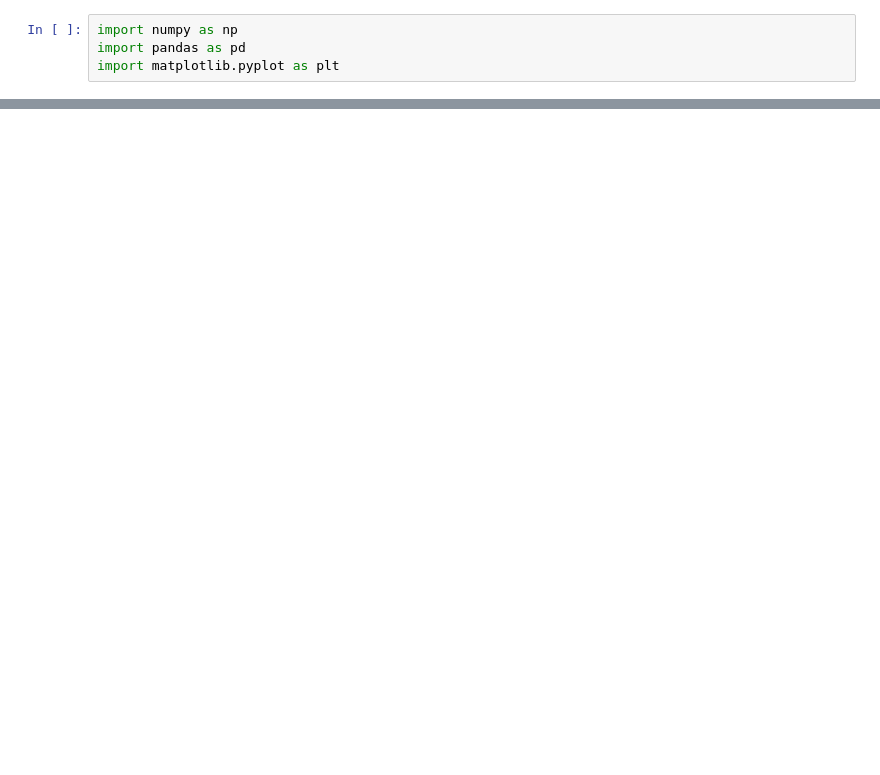
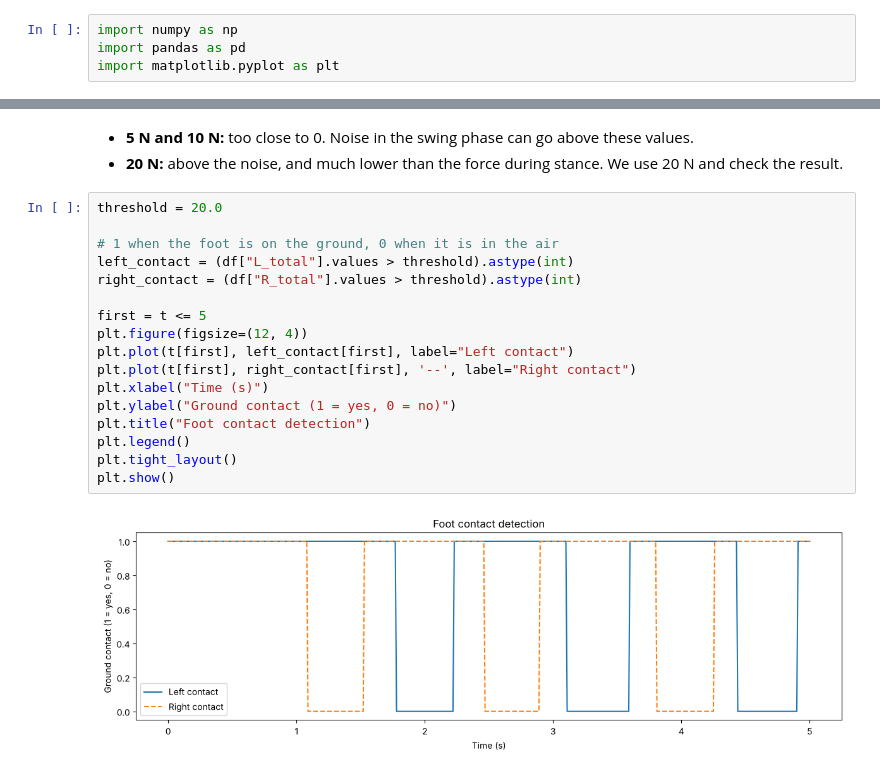
Before and after one commit to dguari1/AIforMovementScience, a Jupyter notebook: lectures/04.04a - Classification - Small datasets - part 1.ipynb, the cells around one changed output, grey strips where cells are left out. Saved outputs shown, nothing was run; the diff lists cells and outputs as text; blank space fills up the shorter version.

```diff
--- a/lectures/04.04a - Classification - Small datasets - part 1.ipynb
+++ b/lectures/04.04a - Classification - Small datasets - part 1.ipynb
@@ -234,0 +145,22 @@ cadence = 60 / (mean_step_time)
+# %% [markdown]
+- **5 N and 10 N:** too close to 0. Noise in the swing phase can go above these values.
+- **20 N:** above the noise, and much lower than the force during stance. We use 20 N and check the result.
+# %%
+threshold = 20.0
+
+# 1 when the foot is on the ground, 0 when it is in the air
+left_contact = (df["L_total"].values > threshold).astype(int)
+right_contact = (df["R_total"].values > threshold).astype(int)
+
+first = t <= 5
+plt.figure(figsize=(12, 4))
+plt.plot(t[first], left_contact[first], label="Left contact")
+plt.plot(t[first], right_contact[first], '--', label="Right contact")
+plt.xlabel("Time (s)")
+plt.ylabel("Ground contact (1 = yes, 0 = no)")
+plt.title("Foot contact detection")
+plt.legend()
+plt.tight_layout()
+plt.show()
+# %% [output]
+[figure, added]
```
Also changed, not shown: parts of 39 cells of this notebook, 2 other files.
